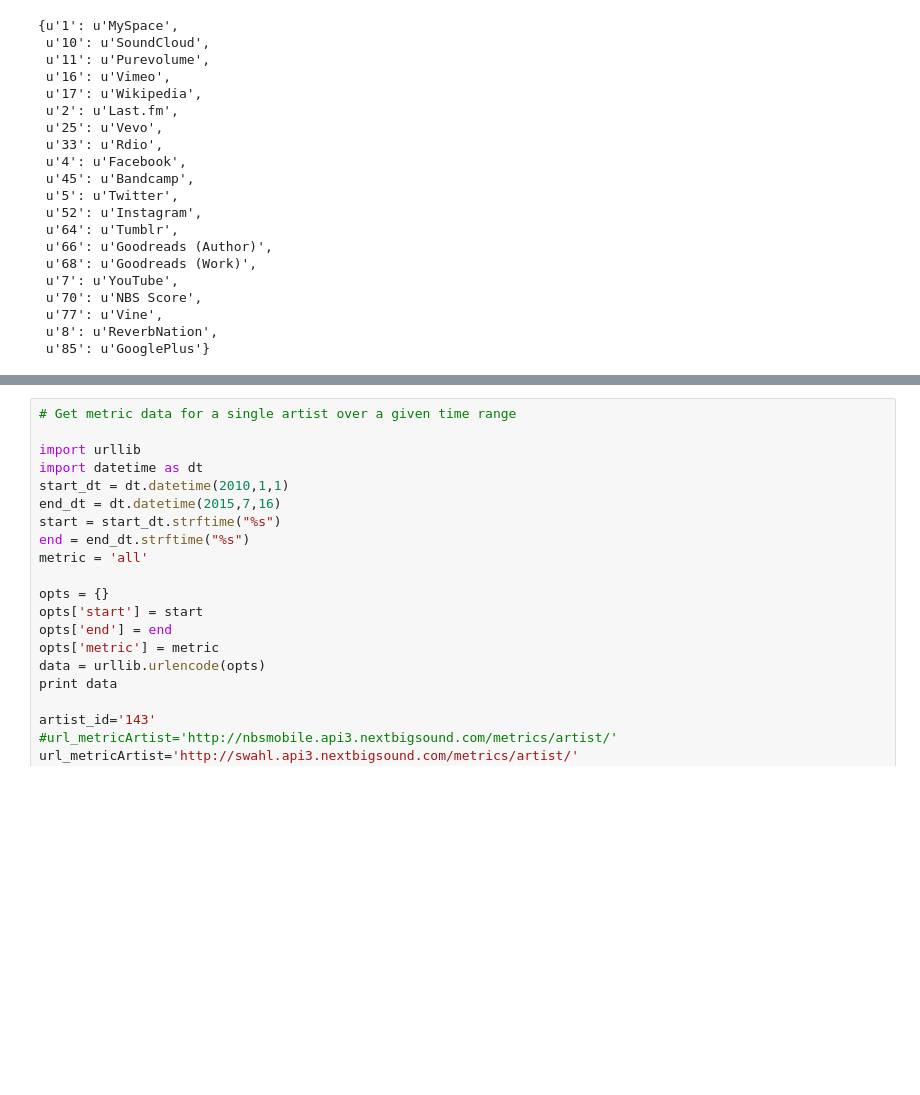
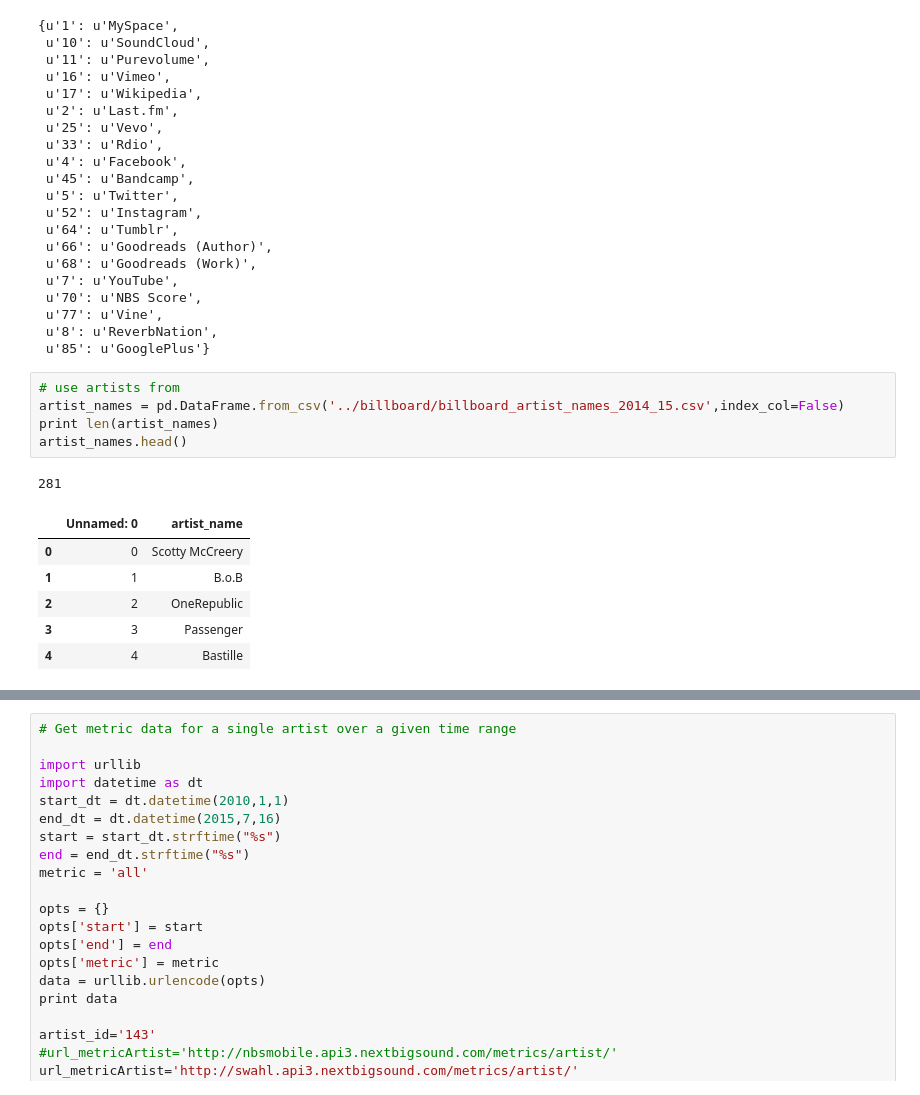
Before and after one commit to trxw/CDIPS_PandoraTeam, a Jupyter notebook: nextbigsound/nbs_api.ipynb, the cells around one changed output, grey strips where cells are left out. Saved outputs shown, nothing was run; the diff lists cells and outputs as text; blank space fills up the shorter version.

```diff
--- a/nextbigsound/nbs_api.ipynb
+++ b/nextbigsound/nbs_api.ipynb
@@ -135,6 +135,19 @@ resp
  u'77': u'Vine',
  u'8': u'ReverbNation',
  u'85': u'GooglePlus'}
+# %%
+# use artists from
+artist_names = pd.DataFrame.from_csv('../billboard/billboard_artist_names_2014_15.csv',index_col=False)
+print len(artist_names)
+artist_names.head()
+# %% [output]
+281
+|  | Unnamed: 0 | artist_name |
+| 0 | 0 | Scotty McCreery |
+| 1 | 1 | B.o.B |
+| 2 | 2 | OneRepublic |
+| 3 | 3 | Passenger |
+| 4 | 4 | Bastille |
 # %%
 # combined nbs + musicbrainz aritist table
 from nbs_api import API
```
Also changed, not shown: parts of 6 cells of this notebook, 16 other files.
